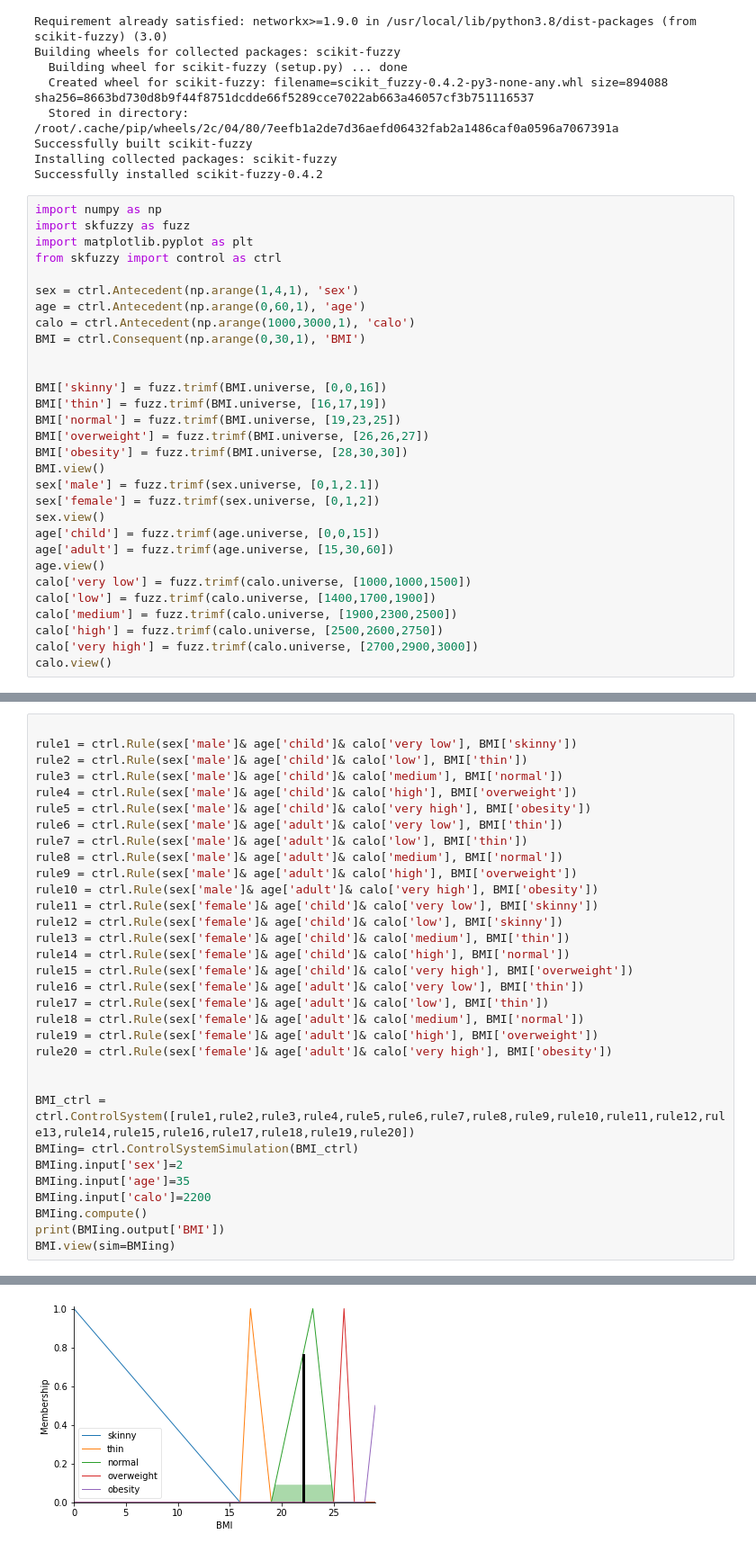
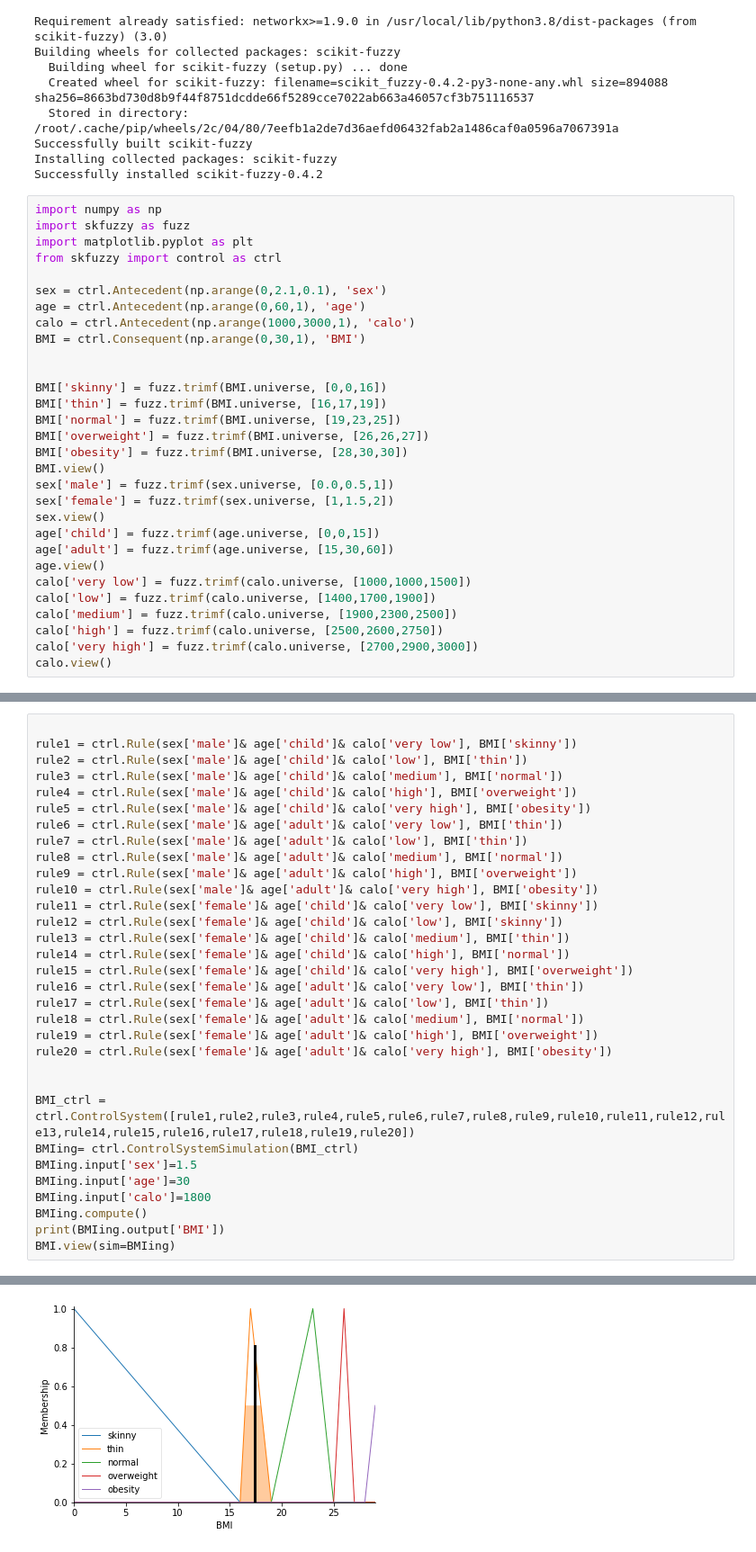
Before and after one commit to cuongcodeF4/Artificial-Intelligence, a Jupyter notebook: nutritional.ipynb, the cells around one changed output, grey strips where cells are left out. Shown at 90% size. Drawn from its saved outputs; the diff is of its cells as text.

```diff
--- a/nutritional.ipynb
+++ b/nutritional.ipynb
@@ -23,7 +23,7 @@ import skfuzzy as fuzz
 import matplotlib.pyplot as plt
 from skfuzzy import control as ctrl
 
-sex = ctrl.Antecedent(np.arange(1,4,1), 'sex')
+sex = ctrl.Antecedent(np.arange(0,2.1,0.1), 'sex')
 age = ctrl.Antecedent(np.arange(0,60,1), 'age')
 calo = ctrl.Antecedent(np.arange(1000,3000,1), 'calo')
 BMI = ctrl.Consequent(np.arange(0,30,1), 'BMI')
@@ -35,8 +35,8 @@ BMI['normal'] = fuzz.trimf(BMI.universe, [19,23,25])
 BMI['overweight'] = fuzz.trimf(BMI.universe, [26,26,27])
 BMI['obesity'] = fuzz.trimf(BMI.universe, [28,30,30])
 BMI.view()
-sex['male'] = fuzz.trimf(sex.universe, [0,1,2.1])
-sex['female'] = fuzz.trimf(sex.universe, [0,1,2])
+sex['male'] = fuzz.trimf(sex.universe, [0.0,0.5,1])
+sex['female'] = fuzz.trimf(sex.universe, [1,1.5,2])
 sex.view()
 age['child'] = fuzz.trimf(age.universe, [0,0,15])
 age['adult'] = fuzz.trimf(age.universe, [15,30,60])
@@ -78,9 +78,9 @@ rule20 = ctrl.Rule(sex['female']& age['adult']& calo['very high'], BMI['obesity'
 
 BMI_ctrl = ctrl.ControlSystem([rule1,rule2,rule3,rule4,rule5,rule6,rule7,rule8,rule9,rule10,rule11,rule12,rule13,rule14,rule15,rule16,rule17,rule18,rule19,rule20])
 BMIing= ctrl.ControlSystemSimulation(BMI_ctrl)
-BMIing.input['sex']=2
-BMIing.input['age']=35
-BMIing.input['calo']=2200
+BMIing.input['sex']=1.5
+BMIing.input['age']=30
+BMIing.input['calo']=1800
 BMIing.compute()
 print(BMIing.output['BMI'])
 BMI.view(sim=BMIing)
@@ -89 +89 @@ BMI.view(sim=BMIing)
-[figure, old version]
+[figure, new version]
```
Also changed, not shown: parts of 2 cells of this notebook.
